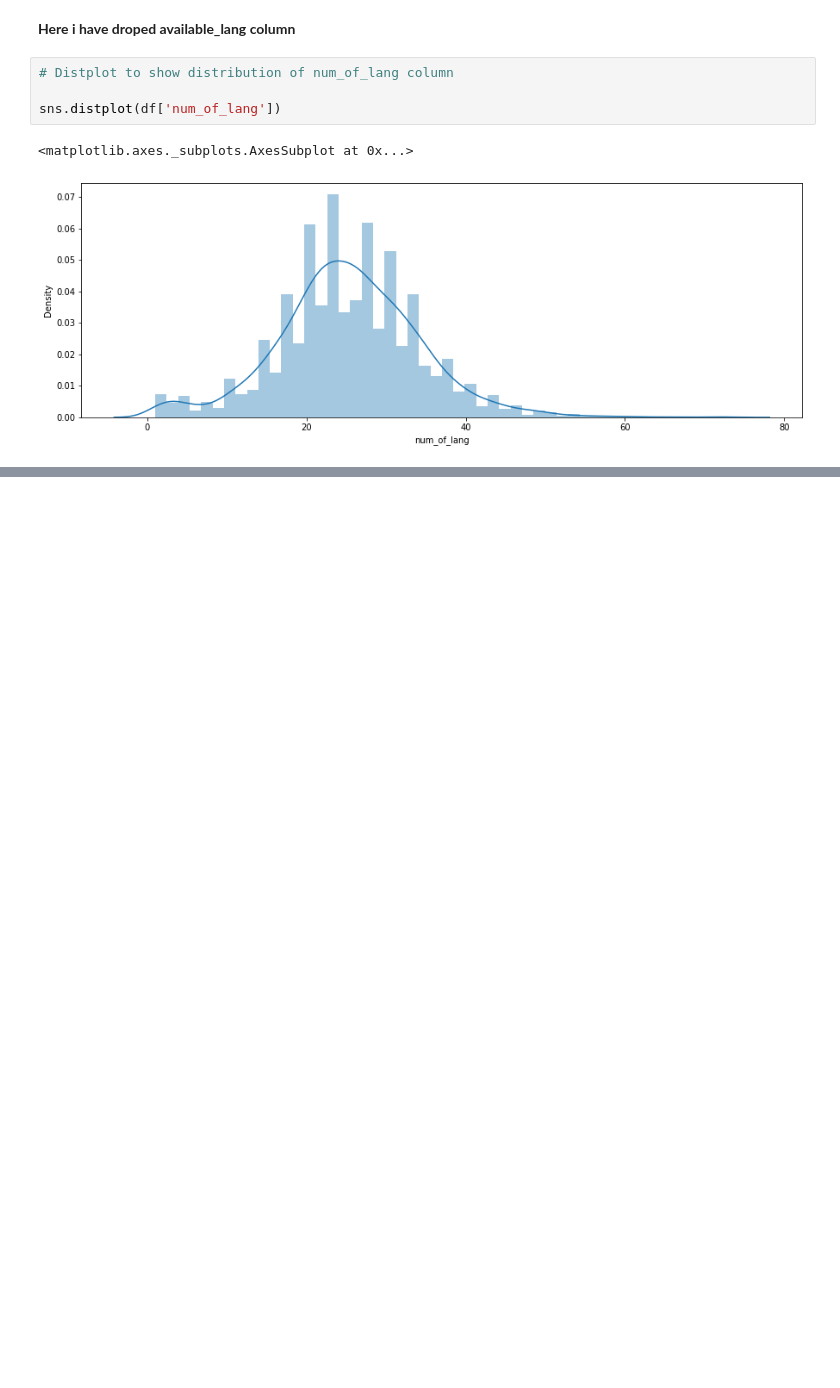
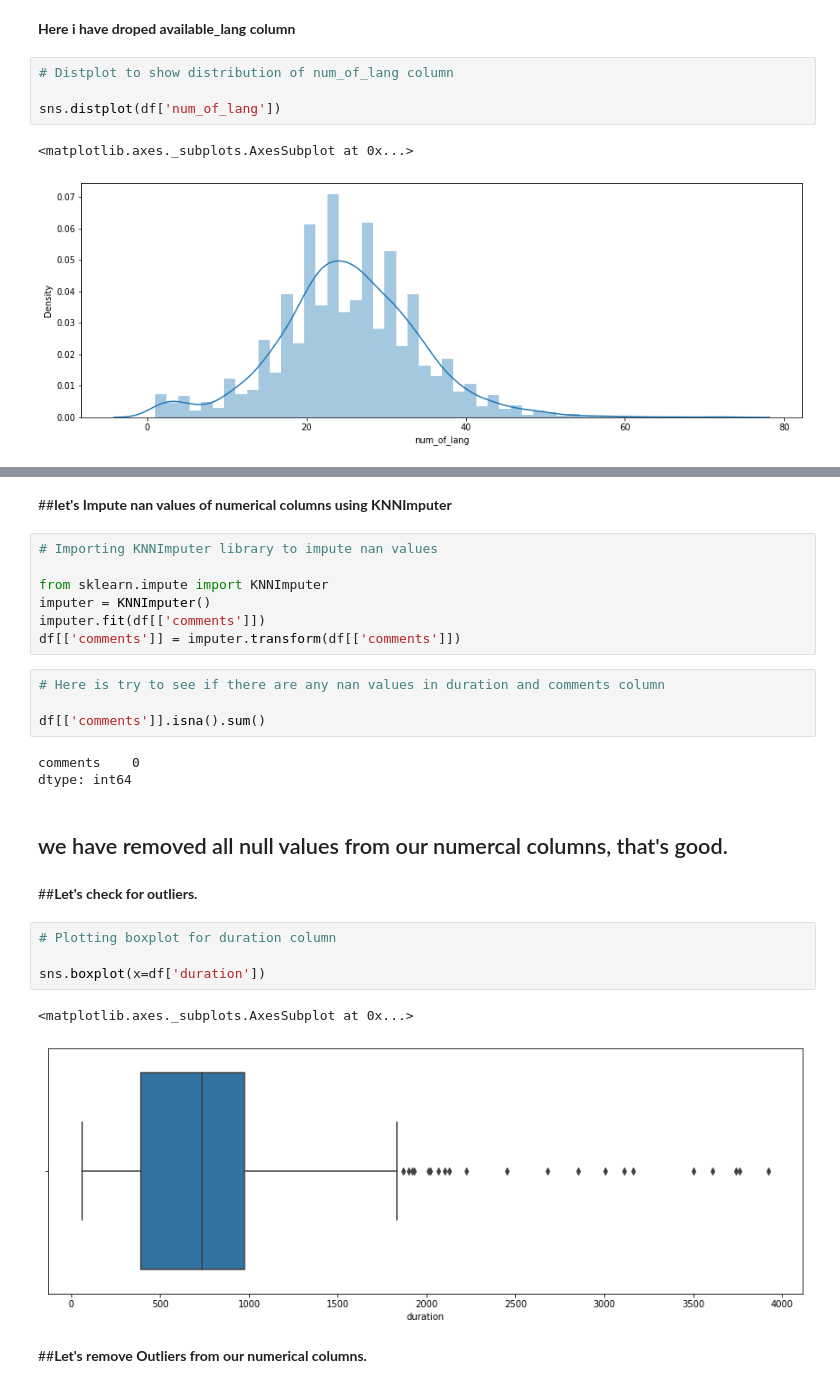
Before and after one commit to vickypandey07/Ted-Talk-Views-Prediction, a Jupyter notebook: Ted_Talk_Views_Prediction_Vikram_Pandey_Capstone_Project_2.ipynb, the cells around one changed output, grey strips where cells are left out. Saved outputs shown, nothing was run; the diff lists cells and outputs as text; blank space fills up the shorter version.

```diff
--- a/Ted_Talk_Views_Prediction_Vikram_Pandey_Capstone_Project_2.ipynb
+++ b/Ted_Talk_Views_Prediction_Vikram_Pandey_Capstone_Project_2.ipynb
@@ -622,0 +625,29 @@ sns.distplot(df['num_of_lang'])
+# %% [markdown]
+##**let's Impute nan values of numerical columns using KNNImputer**
+# %%
+# Importing KNNImputer library to impute nan values
+
+from sklearn.impute import KNNImputer
+imputer = KNNImputer()
+imputer.fit(df[['comments']])
+df[['comments']] = imputer.transform(df[['comments']])
+# %%
+# Here is try to see if there are any nan values in duration and comments column
+
+df[['comments']].isna().sum()
+# %% [output]
+comments    0
+dtype: int64
+# %% [markdown]
+## we have removed all null values from our numercal columns, that's good.
+# %% [markdown]
+##**Let's check for outliers.**
+# %%
+# Plotting boxplot for duration column
+
+sns.boxplot(x=df['duration'])
+# %% [output]
+<matplotlib.axes._subplots.AxesSubplot at 0x...>
+[figure, added]
+# %% [markdown]
+##**Let's remove Outliers from our numerical columns.**
```
Also changed, not shown: parts of 6 cells of this notebook.
